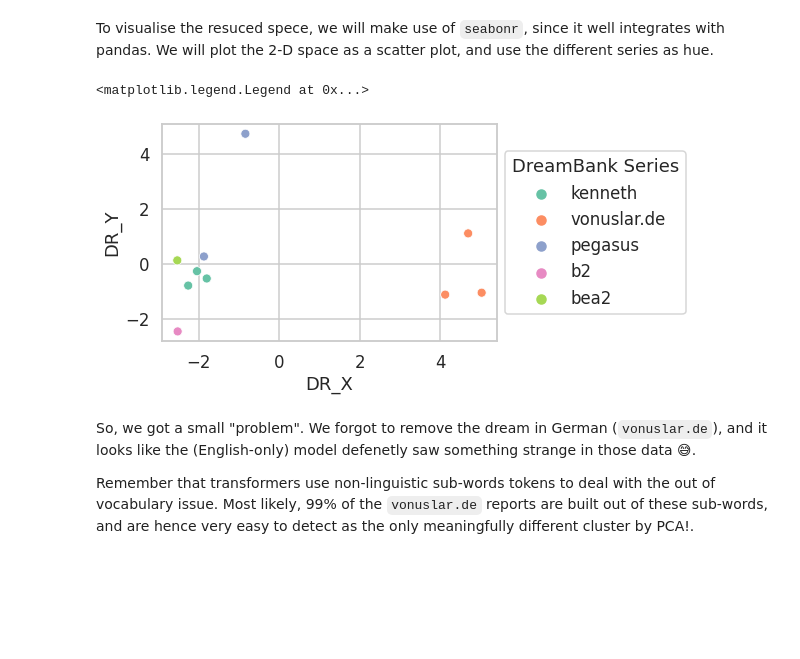
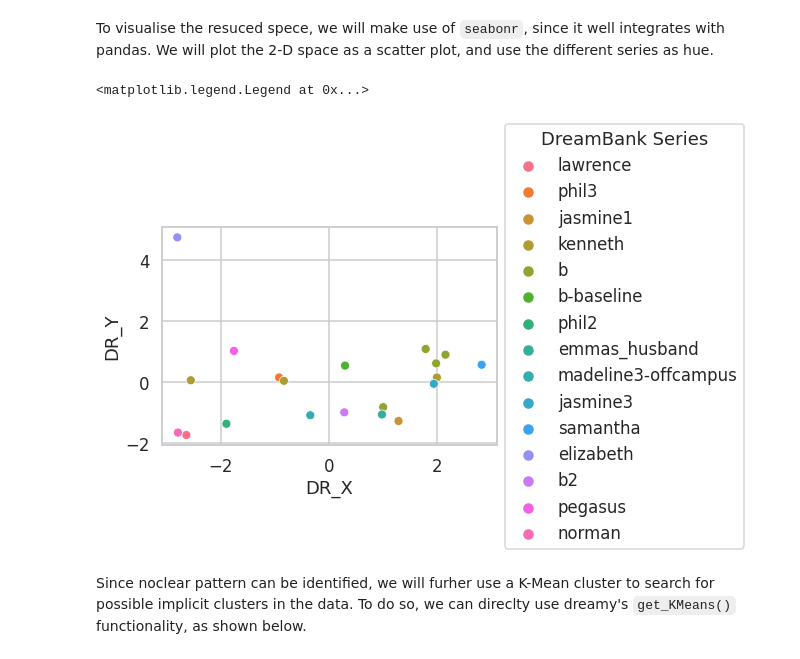
Before and after one commit to lorenzoscottb/DReAMy, a Jupyter notebook: tutorials/dreamy_start.ipynb, the cells around one changed output. Saved outputs shown, nothing was run; the diff lists cells and outputs as text; code cells hidden in the pictures; blank space fills up the shorter version.

Commit message:
Get data, embeddings, reduce space, cluster

```diff
--- a/tutorials/dreamy_start.ipynb
+++ b/tutorials/dreamy_start.ipynb
@@ -33,0 +31,3 @@ WARNING:datasets.builder:Found cached dataset parquet (/root/.cache/huggingface/
+# %%
+language   = "english" # choose between english/multi
+dream_bank = dreamy.get_HF_DreamBank(as_dataframe=True, language=language)
@@ -48,6 +49,6 @@ dream_bank.sample(5)
 # %% [markdown]
 Lets now sample a small set of dreams. If you have a more powerfull machine (or you are working on Colab), you can increase the number of report. Note than the whole dataset contains ~ 29 k reports.
 # %%
-n_samples = 10
+n_samples = 20
 dream_sample = dream_bank.sample(n_samples).reset_index(drop=True)
 # %% [markdown]
@@ -79,16 +89,13 @@ sns.set_style("whitegrid")
 # %%
 g = sns.scatterplot(
     data=dream_sample,
     x="DR_X",
     y="DR_Y",
     hue="series",
-    palette="Set2"
 )
 g.legend(loc='center left', title="DreamBank Series", bbox_to_anchor=(1, 0.5))
 # %% [output]
 <matplotlib.legend.Legend at 0x...>
-[figure, old version]
+[figure, new version]
-# %% [markdown]
-So, we got a small "problem". We forgot to remove the dream in German (`vonuslar.de`), and it looks like the (English-only) model defenetly saw something strange in those data 😅.
-
-Remember that transformers use non-linguistic sub-words tokens to deal with the out of vocabulary issue. Most likely, 99% of the `vonuslar.de` reports are built out of these sub-words, and are hence very easy to detect as the only meaningfully different cluster by PCA!.
+# %% [markdown]
+Since noclear pattern can be identified, we will furher use a K-Mean cluster to search for possible implicit clusters in the data. To do so, we can direclty use dreamy's `get_KMeans()` functionality, as shown below.
```
Also changed, not shown: parts of 13 cells of this notebook.
